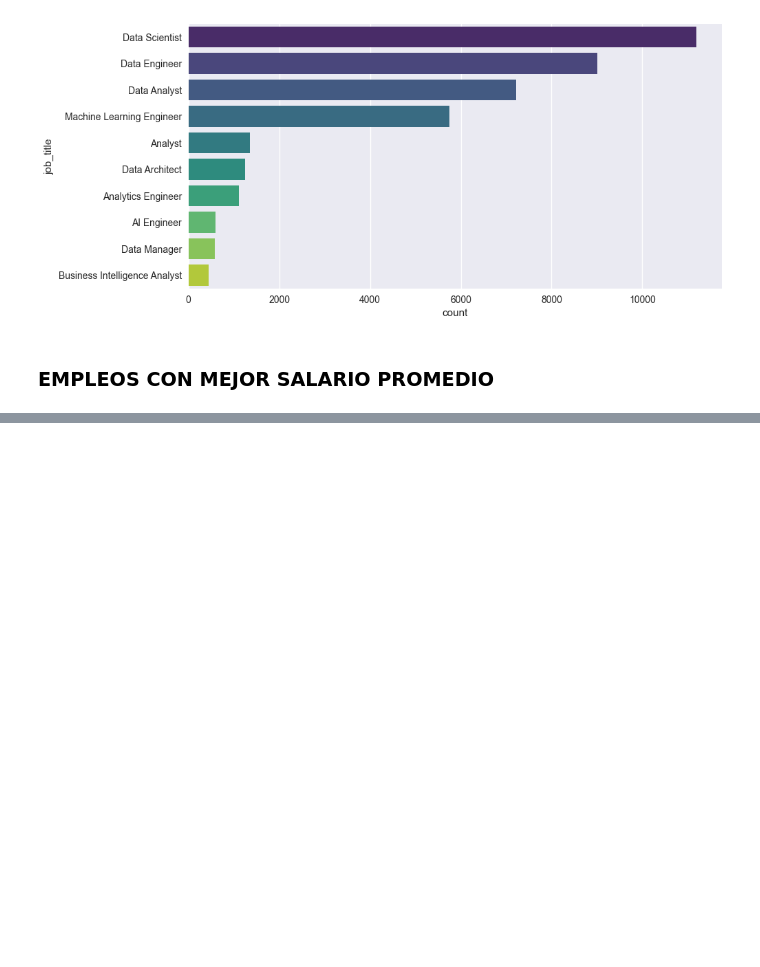
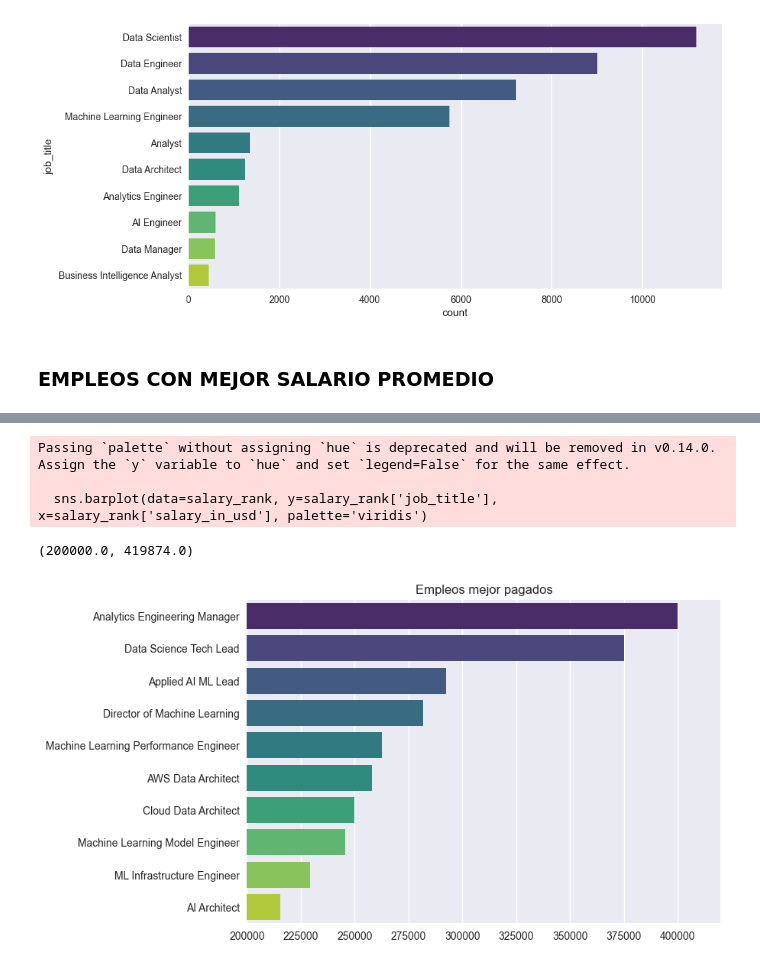
Before and after one commit to danielg9611/EDA_DataScience_2020-2025, a Jupyter notebook: notebooks/others.ipynb, the cells around one changed output, grey strips where cells are left out. Drawn from its saved outputs; the diff is of its cells as text; code cells hidden in the pictures; blank space fills up the shorter version.

```diff
--- a/notebooks/others.ipynb
+++ b/notebooks/others.ipynb
@@ -66,3 +66,21 @@ Text(0.5, 1.0, 'Top 15 empleos con mejor salario promedio')
+# %%
+salary_rank = jobs.groupby('job_title')[['salary_in_usd']].mean()
+salary_rank = salary_rank.reset_index()
+salary_rank = salary_rank.sort_values(by='salary_in_usd', ascending=False).head(10)
+salary_rank = salary_rank.reset_index().drop(columns="index")
+
+salary_rank['salary_in_usd'] = salary_rank['salary_in_usd'].round()
+sns.barplot(data=salary_rank, y=salary_rank['job_title'], x=salary_rank['salary_in_usd'], palette='viridis')
+plt.title('Empleos mejor pagados')
+plt.xlabel('')
+plt.ylabel('')
+plt.xlim(200000,)
+# %% [output]
+Passing `palette` without assigning `hue` is deprecated and will be removed in v0.14.0. Assign the `y` variable to `hue` and set `legend=False` for the same effect.
+
+  sns.barplot(data=salary_rank, y=salary_rank['job_title'], x=salary_rank['salary_in_usd'], palette='viridis')
+(200000.0, 419874.0)
+[figure, added]
 # %%
 job_counts = jobs['job_title'].value_counts().head(30)
 
```
Also changed, not shown: parts of 2 cells of this notebook, 2 other files.
